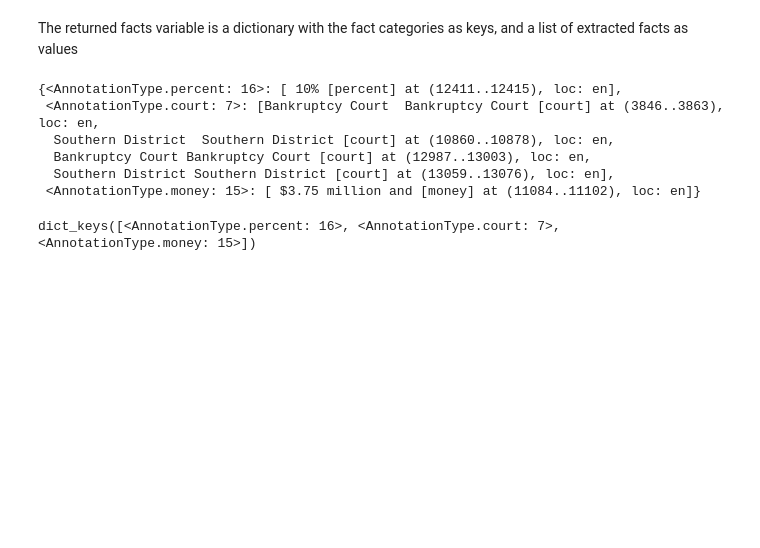
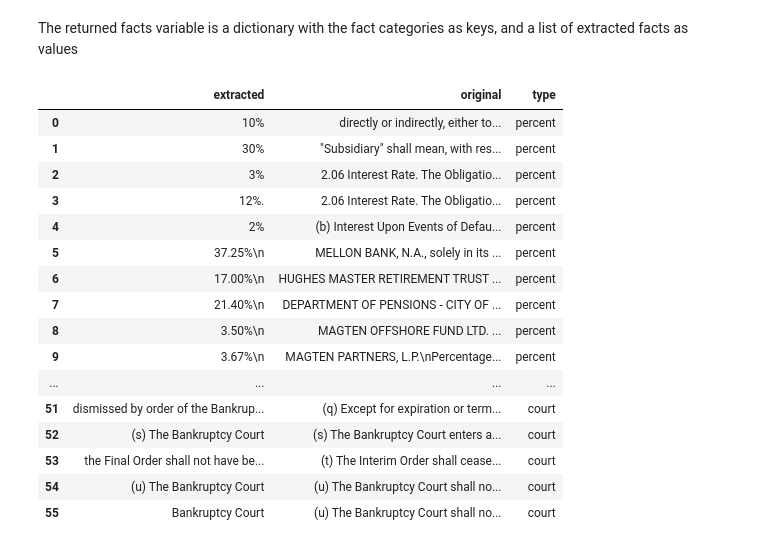
Before and after one commit to bhomass/UST-Global-legal, a Jupyter notebook: lex_demo/run_facts.ipynb, the cells around one changed output. Cells and saved outputs as stored; diff of their text form; code cells hidden in the pictures; blank space fills up the shorter version.

Commit message:
finished df showing extracted next to original text

```diff
--- a/lex_demo/run_facts.ipynb
+++ b/lex_demo/run_facts.ipynb
@@ -46,0 +48,4 @@ facts = Lex_extractor().parse_text()
+# %%
+extractor = Lex_extractor()
+# %%
+ner_df = extractor.parse_text()
@@ -51,15 +96,22 @@ print("--- %s seconds ---" % (time.time() - start_time))
 # %% [markdown]
 The returned facts variable is a dictionary with the fact categories as keys, and a list of extracted facts as values
-# %%
-facts
-# %% [output]
-{<AnnotationType.percent: 16>: [ 10% [percent] at (12411..12415), loc: en],
- <AnnotationType.court: 7>: [Bankruptcy Court  Bankruptcy Court [court] at (3846..3863), loc: en,
-  Southern District  Southern District [court] at (10860..10878), loc: en,
-  Bankruptcy Court Bankruptcy Court [court] at (12987..13003), loc: en,
-  Southern District Southern District [court] at (13059..13076), loc: en],
- <AnnotationType.money: 15>: [ $3.75 million and [money] at (11084..11102), loc: en]}
-# %%
-facts.keys()
-# %% [output]
-dict_keys([<AnnotationType.percent: 16>, <AnnotationType.court: 7>, <AnnotationType.money: 15>])
+# %%
+ner_df
+# %% [output]
+|  | extracted | original | type |
+| 0 | 10% | directly or indirectly, either to... | percent |
+| 1 | 30% | "Subsidiary" shall mean, with res... | percent |
+| 2 | 3% | 2.06 Interest Rate. The Obligatio... | percent |
+| 3 | 12%. | 2.06 Interest Rate. The Obligatio... | percent |
+| 4 | 2% | (b) Interest Upon Events of Defau... | percent |
+| 5 | 37.25%\n | MELLON BANK, N.A., solely in its ... | percent |
+| 6 | 17.00%\n | HUGHES MASTER RETIREMENT TRUST ... | percent |
+| 7 | 21.40%\n | DEPARTMENT OF PENSIONS - CITY OF ... | percent |
+| 8 | 3.50%\n | MAGTEN OFFSHORE FUND LTD. ... | percent |
+| 9 | 3.67%\n | MAGTEN PARTNERS, L.P.\nPercentage... | percent |
+| ... | ... | ... | ... |
+| 51 | dismissed by order of the Bankrup... | (q) Except for expiration or term... | court |
+| 52 | (s) The Bankruptcy Court | (s) The Bankruptcy Court enters a... | court |
+| 53 | the Final Order shall not have be... | (t) The Interim Order shall cease... | court |
+| 54 | (u) The Bankruptcy Court | (u) The Bankruptcy Court shall no... | court |
+| 55 | Bankruptcy Court | (u) The Bankruptcy Court shall no... | court |
```
Also changed, not shown: parts of 7 cells of this notebook, 1 other file.
